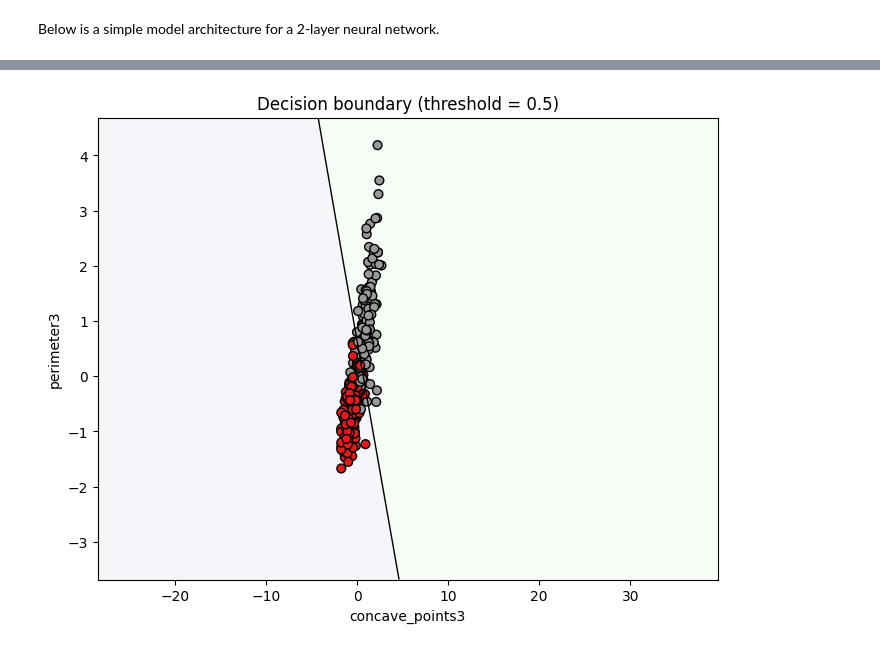
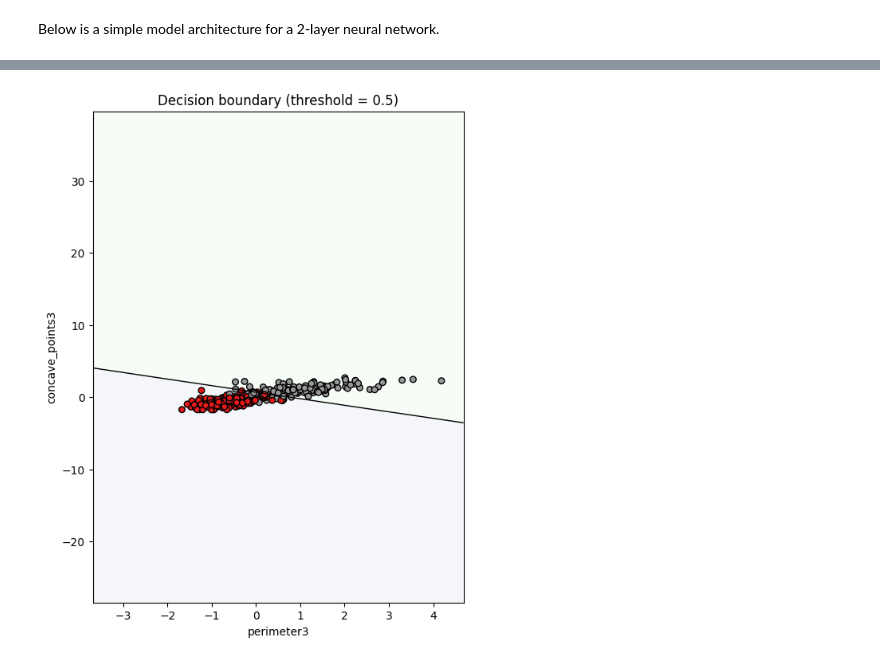
Before and after one commit to giosanchez0208/CSC173-Neural-Network-From-Scratch, a Jupyter notebook: Activity_1.ipynb, the cells around one changed output, grey strips where cells are left out. Drawn from its saved outputs; the diff is of its cells as text; code cells hidden in the pictures.

Commit message:
bugfix: changed plot for decision boundary

```diff
--- a/Activity_1.ipynb
+++ b/Activity_1.ipynb
@@ -205,7 +205,7 @@ With **perimeter3** and **concave_points3** having both the highest correlation
 from sklearn.model_selection import train_test_split
 
 
-features = ["concave_points3","perimeter3"]
+features = ["perimeter3","concave_points3"]
 target = "Diagnosis"
 mapping = {'M': 1, 'B': 0}
 
@@ -525,33 +525,33 @@ def model_predict_proba(X_grid):
         if p.ndim == 2 and p.shape[1] > 1:
             return p[:, 1]
         # if predict returned classes, convert to float (will be 0/1)
         return p[1].ravel().astype(float)
     if hasattr(net, "forward"):
         out = net.forward(X_grid)
         # some implementations return (A_out, caches)
         if isinstance(out, (tuple, list)):
             A = out[0]
         else:
             A = out
         return np.asarray(A).ravel()
     raise RuntimeError("Model has no recognizable predict/predict_proba/forward method.")
 
 # compute probabilities on the grid and reshape
 Z = model_predict_proba(grid).reshape(500,500)
 
 # plot
-plt.figure(figsize=(8,6))
+plt.figure(figsize=(6,8))
 # filled regions (light)
 plt.contourf(xx, yy, Z, levels=[0.0, 0.5, 1.0], alpha=0.05)
 # decision boundary line (0.5)
 plt.contour(xx, yy, Z, levels=1, colors='k', linewidths=1)
 # training points
-plt.scatter(X_train[:,0], X_train[:,1], c=y_train.ravel(), cmap=plt.cm.Set1, edgecolor='k', s=40)
+plt.scatter(X_train[:,0], X_train[:,1], c=y_train.ravel(), cmap=plt.cm.Set1, edgecolor='k', s=30)
 plt.xlabel(features[0] if 'features' in globals() else "Feature 1")
 plt.ylabel(features[1] if 'features' in globals() else "Feature 2")
 plt.title("Decision boundary (threshold = 0.5)")
 plt.xlim(x_min, x_max)
 plt.ylim(y_min, y_max)
 plt.show()
 # %% [output]
-[figure, old version]
+[figure, new version]
```
Also changed, not shown: parts of 2 cells of this notebook.
